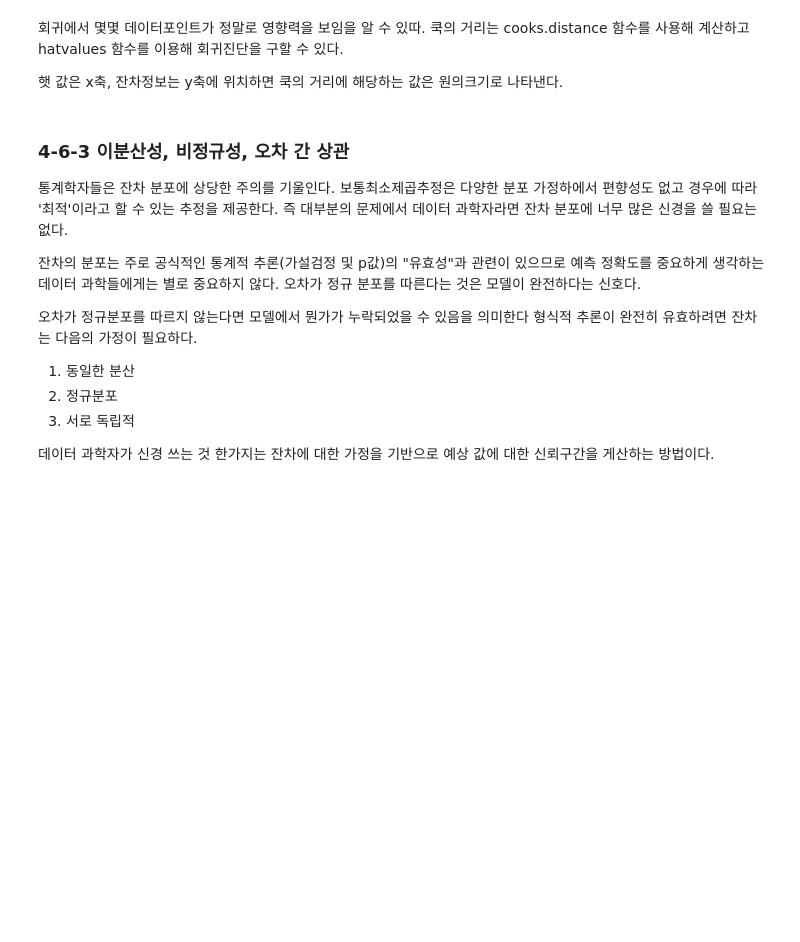
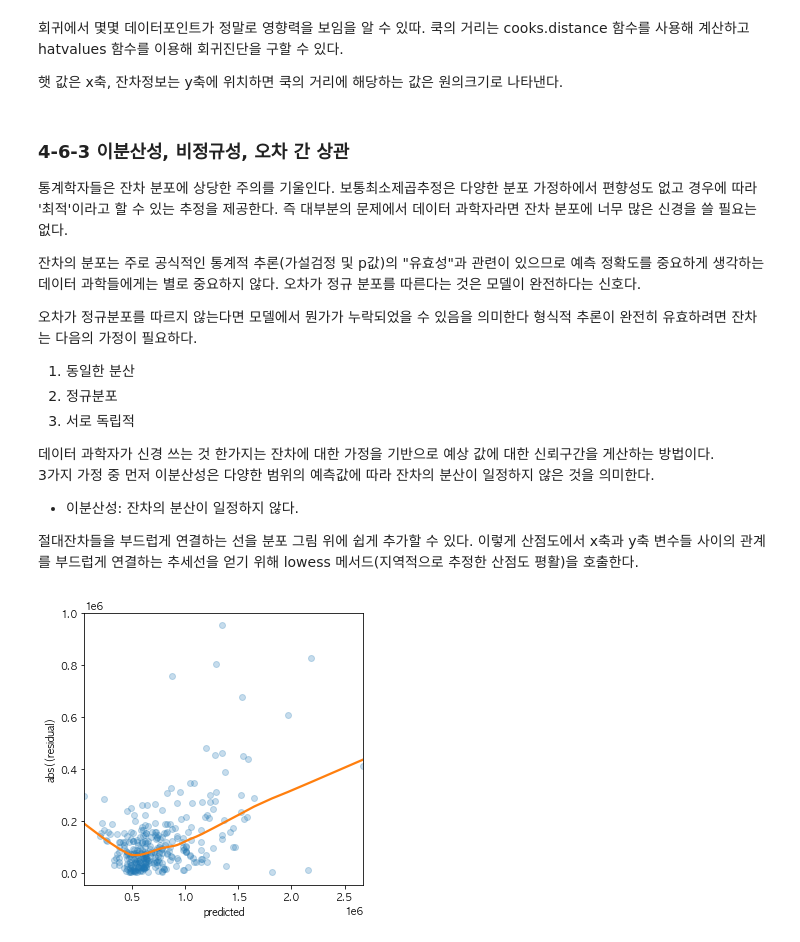
Before and after one commit to keemyo/Practical_Statistics, a Jupyter notebook: 04. 회귀와 예측.ipynb, the cells around one changed output. Drawn from its saved outputs; the diff is of its cells as text; code cells hidden in the pictures; blank space fills up the shorter version.

```diff
--- a/04. 회귀와 예측.ipynb
+++ b/04. 회귀와 예측.ipynb
@@ -908,4 +908,18 @@ Text(0, 0.5, 'studentized residuals')
 2. 정규분포
 3. 서로 독립적
 
-데이터 과학자가 신경 쓰는 것 한가지는 잔차에 대한 가정을 기반으로 예상 값에 대한 신뢰구간을 게산하는 방법이다.
+데이터 과학자가 신경 쓰는 것 한가지는 잔차에 대한 가정을 기반으로 예상 값에 대한 신뢰구간을 게산하는 방법이다. \
+3가지 가정 중 먼저 이분산성은 다양한 범위의 예측값에 따라 잔차의 분산이 일정하지 않은 것을 의미한다.
+- 이분산성: 잔차의 분산이 일정하지 않다.
+
+절대잔차들을 부드럽게 연결하는 선을 분포 그림 위에 쉽게 추가할 수 있다. 이렇게 산점도에서 x축과 y축 변수들 사이의 관계를 부드럽게 연결하는 추세선을 얻기 위해 lowess 메서드(지역적으로 추정한 산점도 평활)을 호출한다.
+# %%
+fig,ax = plt.subplots(figsize=(5,5))
+sns.regplot(result_98105.fittedvalues, np.abs(result_98105.resid),
+            scatter_kws = {'alpha':0.25}, line_kws={'color':'C1'},
+                                       lowess=True,ax=ax)
+ax.set_xlabel('predicted')
+ax.set_ylabel('abs((residual)')
+plt.show()
+# %% [output]
+[figure, added]
```
